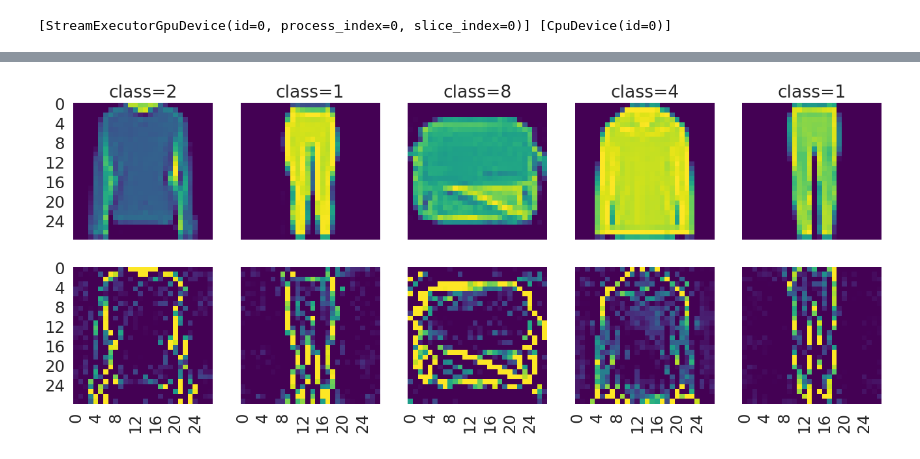
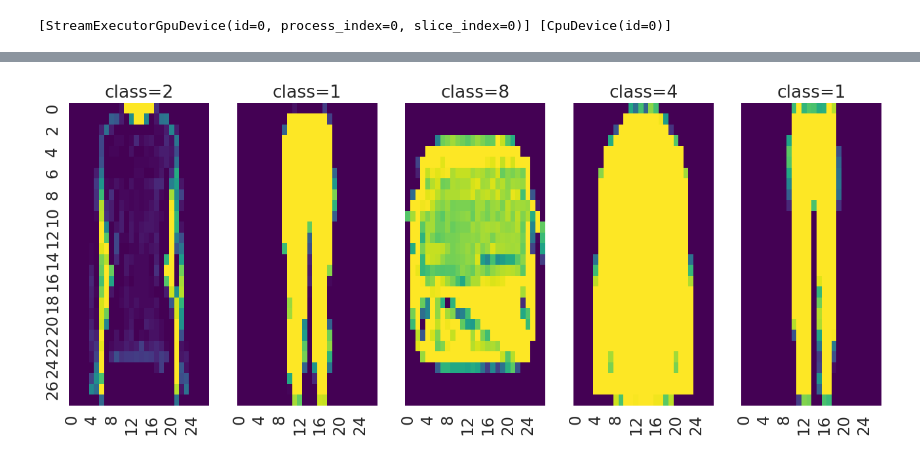
Before and after one commit to dimarkov/numpc, a Jupyter notebook: notebooks/bmr/image_data_comparison.ipynb, the cells around one changed output, grey strips where cells are left out. Drawn from its saved outputs; the diff is of its cells as text; code cells hidden in the pictures.

```diff
--- a/notebooks/bmr/image_data_comparison.ipynb
+++ b/notebooks/bmr/image_data_comparison.ipynb
@@ -122,22 +94,21 @@ num_hn = [40, 60, 80, 100, 200, 300, 400]
 # %%
-# whitening
-mean = train_ds['image'].mean(0)
+# normalising
+n, d = train_ds['image'].shape
+mean = train_ds['image'].mean()
+std = train_ds['image'].std()
+train_ds['image'] = lax.stop_gradient((train_ds['image'] - mean) / std)
+test_ds['image'] = lax.stop_gradient((test_ds['image'] - mean) / std)
 
-cov_matrix = jnp.cov(train_ds['image'].T)
-eigen_values, eigen_vectors = jnp.linalg.eigh(cov_matrix)
-variance_explained = 100 * eigen_values/jnp.sum(eigen_values)
-keep = variance_explained.cumsum() > 0
-W_pca = eigen_vectors[:, keep] / jnp.sqrt(eigen_values[keep])
-W_zca = W_pca @ eigen_vectors[:, keep].T
+X = train_ds['image']
+X_test = test_ds['image']
 
-X = (train_ds['image'] - mean) @ W_zca
-X_test = (test_ds['image'] - mean) @ W_zca
 in_size = X.shape[1]
 
-fig, axes = plt.subplots(2, 5, figsize=(16, 6), sharex=True, sharey=True)
+fig, axes = plt.subplots(1, 5, figsize=(16, 6), sharex=True, sharey=True)
 
 for n in range(5):
-    sns.heatmap(train_ds['image'][n].reshape(28, 28), cmap='viridis', ax = axes[0, n], cbar=False, vmax=1., vmin=0.)
-    axes[0, n].set_title('class={}'.format(train_ds['label'][n]))
-    sns.heatmap(X[n].reshape(28, 28), cmap='viridis', ax = axes[1, n], cbar=False, vmax=1., vmin=0.)
+    sns.heatmap(train_ds['image'][n].reshape(28, 28), cmap='viridis', ax = axes[n], cbar=False, vmax=1., vmin=0.)
+    axes[n].set_title('class={}'.format(train_ds['label'][n]))
+
+fig.savefig('Fig4.png', bbox_inches='tight', transparent=True,  dpi=300)
 # %% [output]
@@ -145,4 +115,4 @@ for n in range(5):
-[figure, old version]
+[figure, new version]
 # %%
 import tensorflow_probability.substrates.jax.stats as stats
 import tensorflow as tf
```
Also changed, not shown: parts of 31 cells of this notebook, 6 other files.
